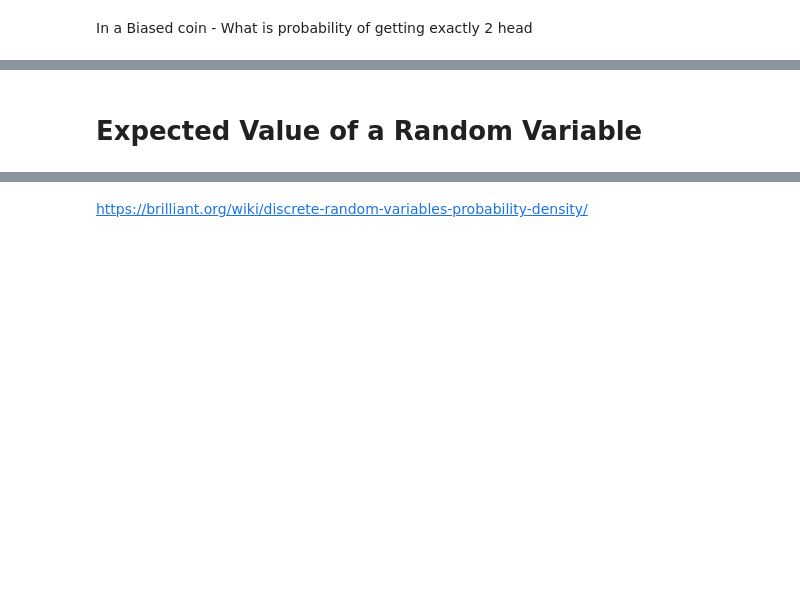
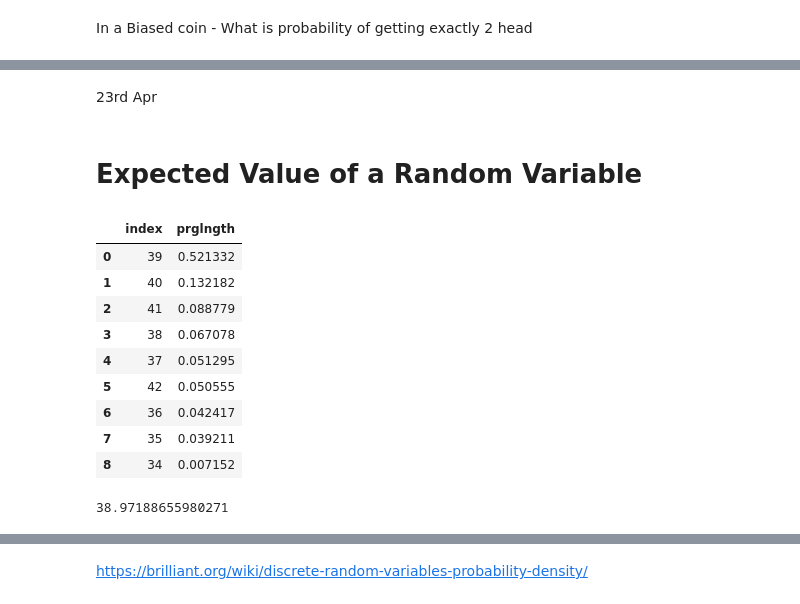
Before and after one commit to PrasadNehe/ThinkStats2, a Jupyter notebook: code/JobsyStat.ipynb, the cells around one changed output, grey strips where cells are left out. Drawn from its saved outputs; the diff is of its cells as text; code cells hidden in the pictures; blank space fills up the shorter version.

```diff
--- a/code/JobsyStat.ipynb
+++ b/code/JobsyStat.ipynb
@@ -1287,2 +1340,22 @@ sns.histplot(coinsdf.X, discrete = True, stat = 'probability')
+# %% [markdown]
+23rd Apr
 # %% [markdown]
 # Expected Value of a Random Variable
+# %%
+df2 =firsts.prglngth.value_counts(normalize = True).reset_index()
+df2
+# %% [output]
+|  | index | prglngth |
+| 0 | 39 | 0.521332 |
+| 1 | 40 | 0.132182 |
+| 2 | 41 | 0.088779 |
+| 3 | 38 | 0.067078 |
+| 4 | 37 | 0.051295 |
+| 5 | 42 | 0.050555 |
+| 6 | 36 | 0.042417 |
+| 7 | 35 | 0.039211 |
+| 8 | 34 | 0.007152 |
+# %%
+firsts.prglngth.mean()
+# %% [output]
+38.97188655980271
```
Also changed, not shown: parts of 56 cells of this notebook.
